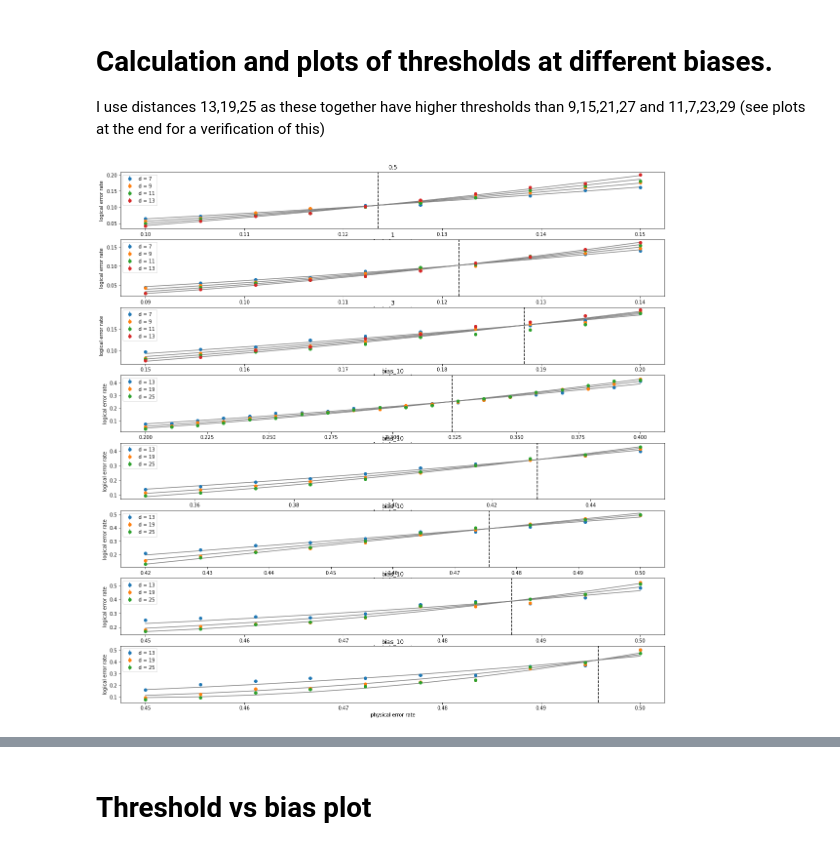
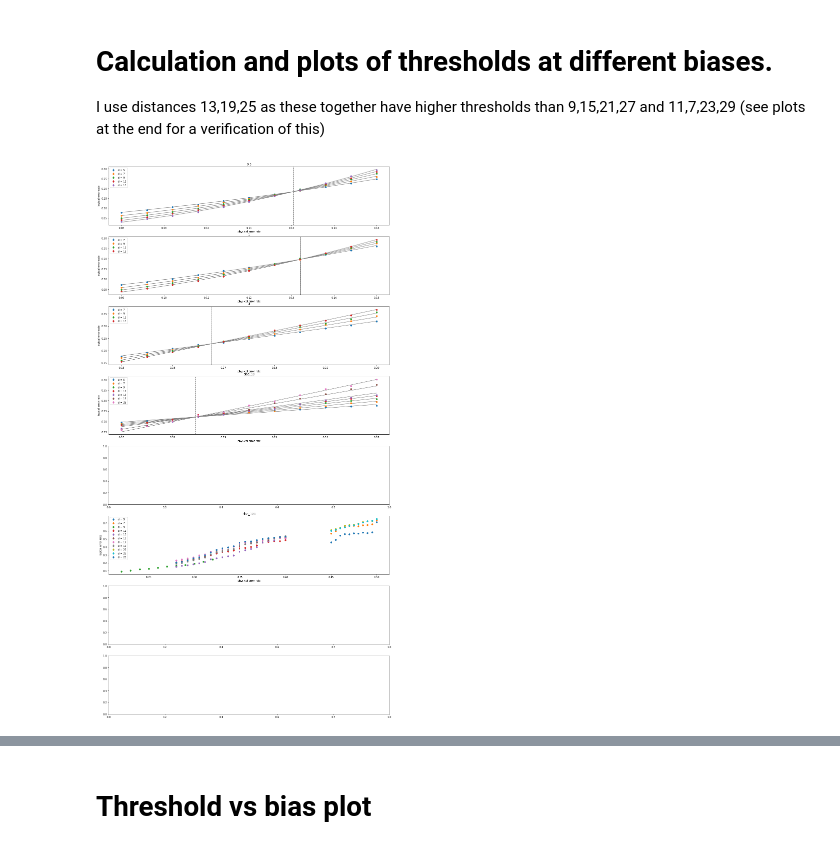
Before and after one commit to peter-janderks/restriction_decoder_domain_wall_colour_code, a Jupyter notebook: create_threshold_plot.ipynb, the cells around one changed output, grey strips where cells are left out. Cells and saved outputs as stored; diff of their text form; code cells hidden in the pictures.

Commit message:
updated decoder and plots

```diff
--- a/create_threshold_plot.ipynb
+++ b/create_threshold_plot.ipynb
@@ -11,10 +11,10 @@ def import_data():
         return(defaultdict(empty_dict))
     data = defaultdict(empty_dict)
 
-    for dir in os.listdir("./new_data/"):
-        for file in os.listdir("./new_data/" + dir):
-            if os.path.isfile("./new_data/" +dir +"/" +file) == True:
-                with open("./new_data/"+dir+"/"+file) as f:
+    for dir in os.listdir("./data_18_11/"):
+        for file in os.listdir("./data_18_11/" + dir):
+            if os.path.isfile("./data_18_11/" +dir +"/" +file) == True:
+                with open("./data_18_11/"+dir+"/"+file) as f:
                     new_data = json.load(f)
                     for distance in new_data['data']:
                         data[new_data['bias']][distance] = new_data['data'][distance]
@@ -139,16 +139,16 @@ def calculate_threshold(code_dict, min_distance=1, max_distance=100, distances=
 # Calculation and plots of thresholds at different biases.
 I use distances 13,19,25 as these together have higher thresholds than 9,15,21,27 and 11,7,23,29 (see plots at the end for a verification of this)
 # %%
-fig, axs = plt.subplots(nrows=8,figsize=(20,20))
+fig, axs = plt.subplots(nrows=8,figsize=(20,40))
 thresholds = dict()
 
-thresholds[0.5] = calculate_threshold(data[0.5],ax=axs[0],title='0.5',min_distance=5, max_distance=100,calculate_threshold=True)
+thresholds[0.5] = calculate_threshold(data[0.5],ax=axs[0],title='0.5',min_distance=4, max_distance=100,calculate_threshold=True)
 thresholds[1] = calculate_threshold(data[1],ax=axs[1],title='1',min_distance=5, max_distance=100,calculate_threshold=True)
 thresholds[3] = calculate_threshold(data[3],ax=axs[2],title='3',min_distance=5, max_distance=100,calculate_threshold=True)
-thresholds[10]=calculate_threshold(data[10],ax=axs[3],title='bias_' + str(10),distances = [13,19,25],calculate_threshold=True)
-thresholds[30] = calculate_threshold(data[30],ax=axs[4],title='bias_' + str(10),distances = [13,19,25],calculate_threshold=True)
-thresholds[100] = calculate_threshold(data[100],ax=axs[5],title='bias_' + str(10),distances = [13,19,25],calculate_threshold=True)
-thresholds[300] = calculate_threshold(data[300],ax=axs[6],title='bias_' + str(10),distances = [13,19,25],calculate_threshold=True)
-thresholds[1000] = calculate_threshold(data[1000],ax=axs[7],title='bias_' + str(10),distances = [13,19,25],calculate_threshold=True)
+thresholds[10]=calculate_threshold(data[10],ax=axs[3],title='bias_' + str(10),calculate_threshold=True)
+
+thresholds[100] = calculate_threshold(data[100],ax=axs[5],title='bias_' + str(100),calculate_threshold=False)
+#thresholds[300] = calculate_threshold(data[300],ax=axs[6],title='bias_' + str(300),distances = [13,19,25],calculate_threshold=True)
+#thresholds[1000] = calculate_threshold(data[1000],ax=axs[7],title='bias_' + str(1000),distances = [7,13,19,25],calculate_threshold=False)
 # %% [output]
-[figure, old version]
+[figure, new version]
```
Also changed, not shown: parts of 7 cells of this notebook, 8 other files.
